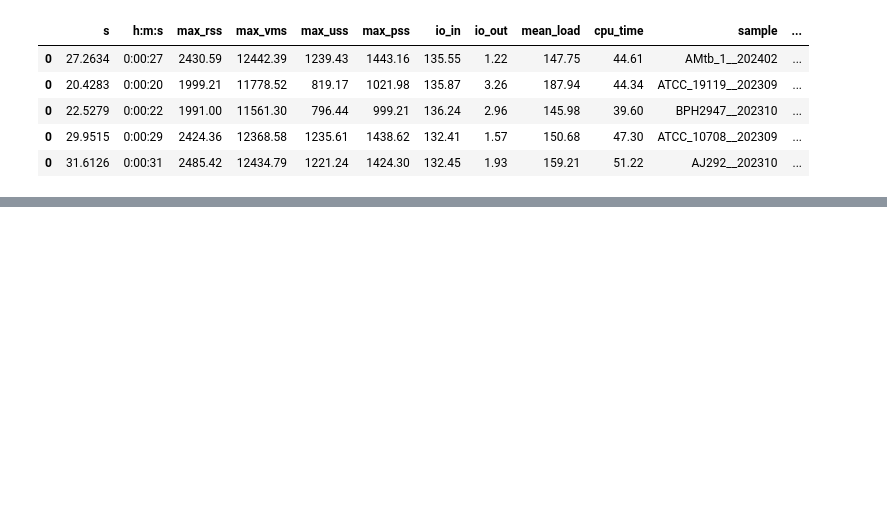
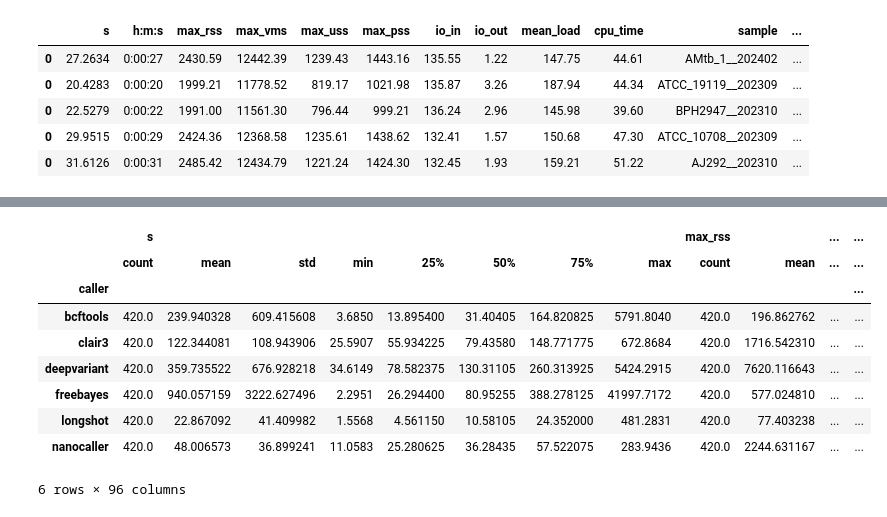
Before and after one commit to mbhall88/NanoVarBench, a Jupyter notebook: notebooks/bench.ipynb, the cells around one changed output, grey strips where cells are left out. Saved outputs shown, nothing was run; the diff lists cells and outputs as text; code cells hidden in the pictures; blank space fills up the shorter version.

```diff
--- a/notebooks/bench.ipynb
+++ b/notebooks/bench.ipynb
@@ -142,0 +159,13 @@ rt_ax.tick_params(axis="both", which="major", labelsize=FS)
+# %%
+df.groupby([hue]).describe()
+# %% [output]
+|  | s |  |  |  |  |  |  |  | max_rss |  | ... | ... |
+|  | count | mean | std | min | 25% | 50% | 75% | max | count | mean | ... | ... |
+| caller |  |  |  |  |  |  |  |  |  |  |  | ... |
+| bcftools | 420.0 | 239.940328 | 609.415608 | 3.6850 | 13.895400 | 31.40405 | 164.820825 | 5791.8040 | 420.0 | 196.862762 | ... | ... |
+| clair3 | 420.0 | 122.344081 | 108.943906 | 25.5907 | 55.934225 | 79.43580 | 148.771775 | 672.8684 | 420.0 | 1716.542310 | ... | ... |
+| deepvariant | 420.0 | 359.735522 | 676.928218 | 34.6149 | 78.582375 | 130.31105 | 260.313925 | 5424.2915 | 420.0 | 7620.116643 | ... | ... |
+| freebayes | 420.0 | 940.057159 | 3222.627496 | 2.2951 | 26.294400 | 80.95255 | 388.278125 | 41997.7172 | 420.0 | 577.024810 | ... | ... |
+| longshot | 420.0 | 22.867092 | 41.409982 | 1.5568 | 4.561150 | 10.58105 | 24.352000 | 481.2831 | 420.0 | 77.403238 | ... | ... |
+| nanocaller | 420.0 | 48.006573 | 36.899241 | 11.0583 | 25.280625 | 36.28435 | 57.522075 | 283.9436 | 420.0 | 2244.631167 | ... | ... |
+6 rows × 96 columns
```
Also changed, not shown: parts of 4 cells of this notebook, 2 other files.
